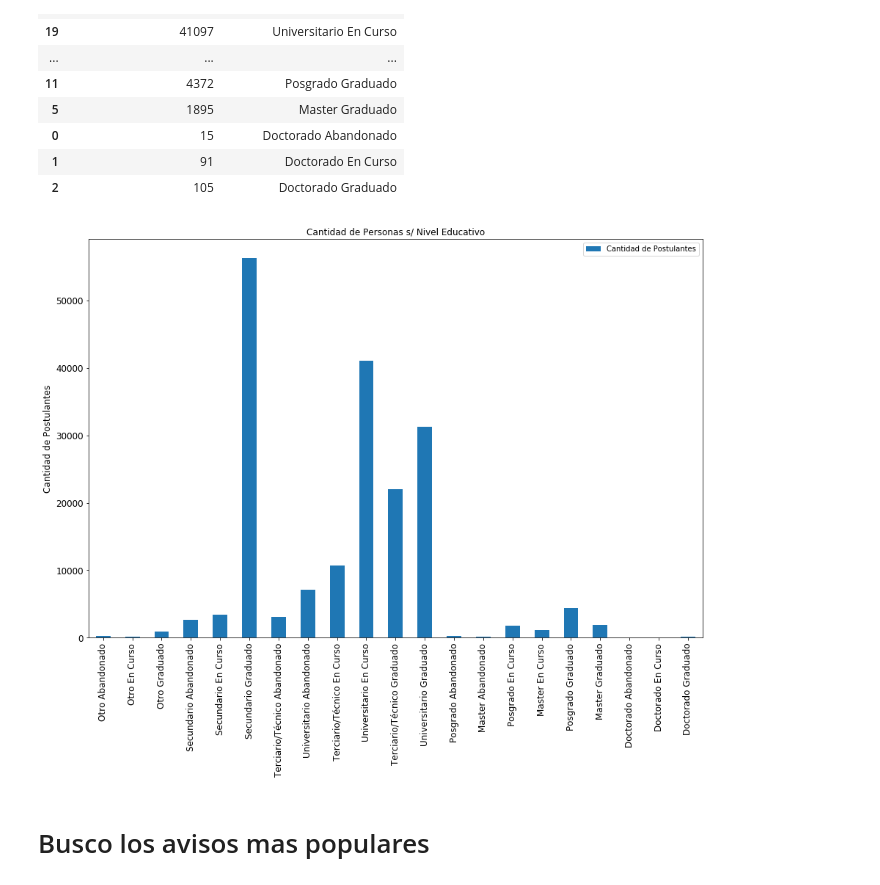
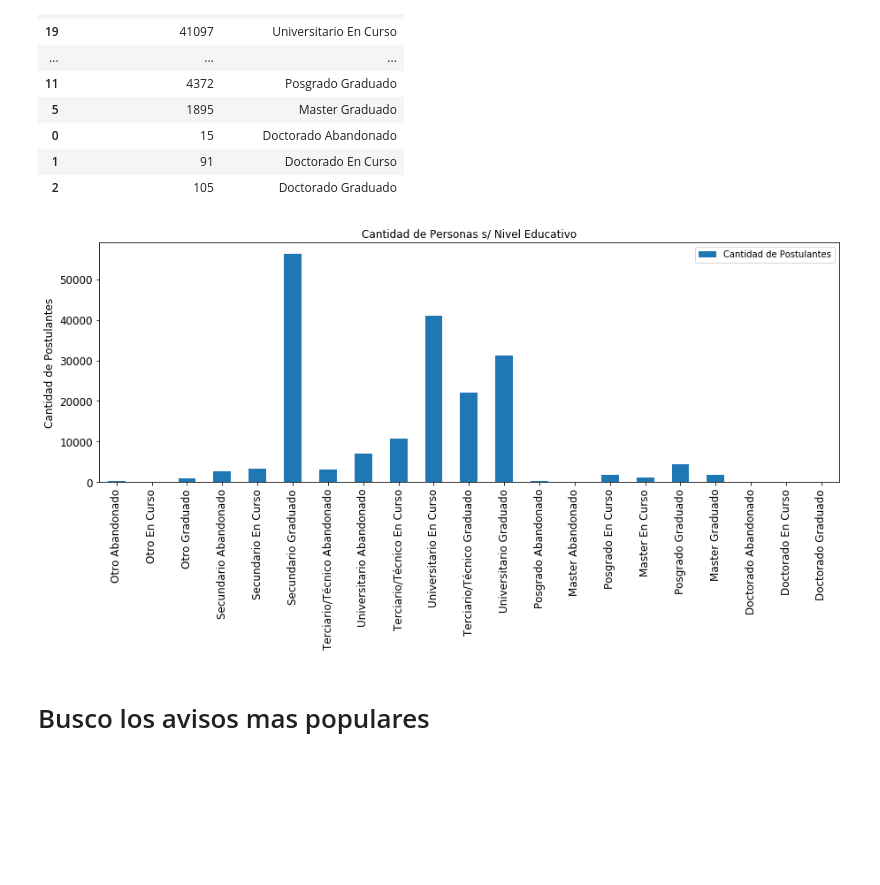
Before and after one commit to PRPablo/dataJobSearches, a Jupyter notebook: exploratoryAnalysis/tp_adri.ipynb, the cells around one changed output. Cells and saved outputs as stored; diff of their text form; code cells hidden in the pictures; blank space fills up the shorter version.

```diff
--- a/exploratoryAnalysis/tp_adri.ipynb
+++ b/exploratoryAnalysis/tp_adri.ipynb
@@ -129,12 +123,12 @@ post_educacion_graph.head(22)
 # %%
 post_educacion_graph2 = post_educacion_graph[['resumen','Cantidad de Postulantes']].plot(kind='bar', x = 'resumen',
                                                            title ="Cantidad de Personas s/ Nivel Educativo",
-                                                           figsize=(15, 10), legend=True, fontsize=12)
+                                                           figsize=(15, 5), legend=True, fontsize=12)
 post_educacion_graph2.set_xlabel("", fontsize=12)
 post_educacion_graph2.set_ylabel("Cantidad de Postulantes", fontsize=12)
 plt.show()
 # %% [output]
-[figure, old version]
+[figure, new version]
 # %% [markdown]
 # Busco los avisos mas populares
 # %%
```
Also changed, not shown: parts of 21 cells of this notebook.
